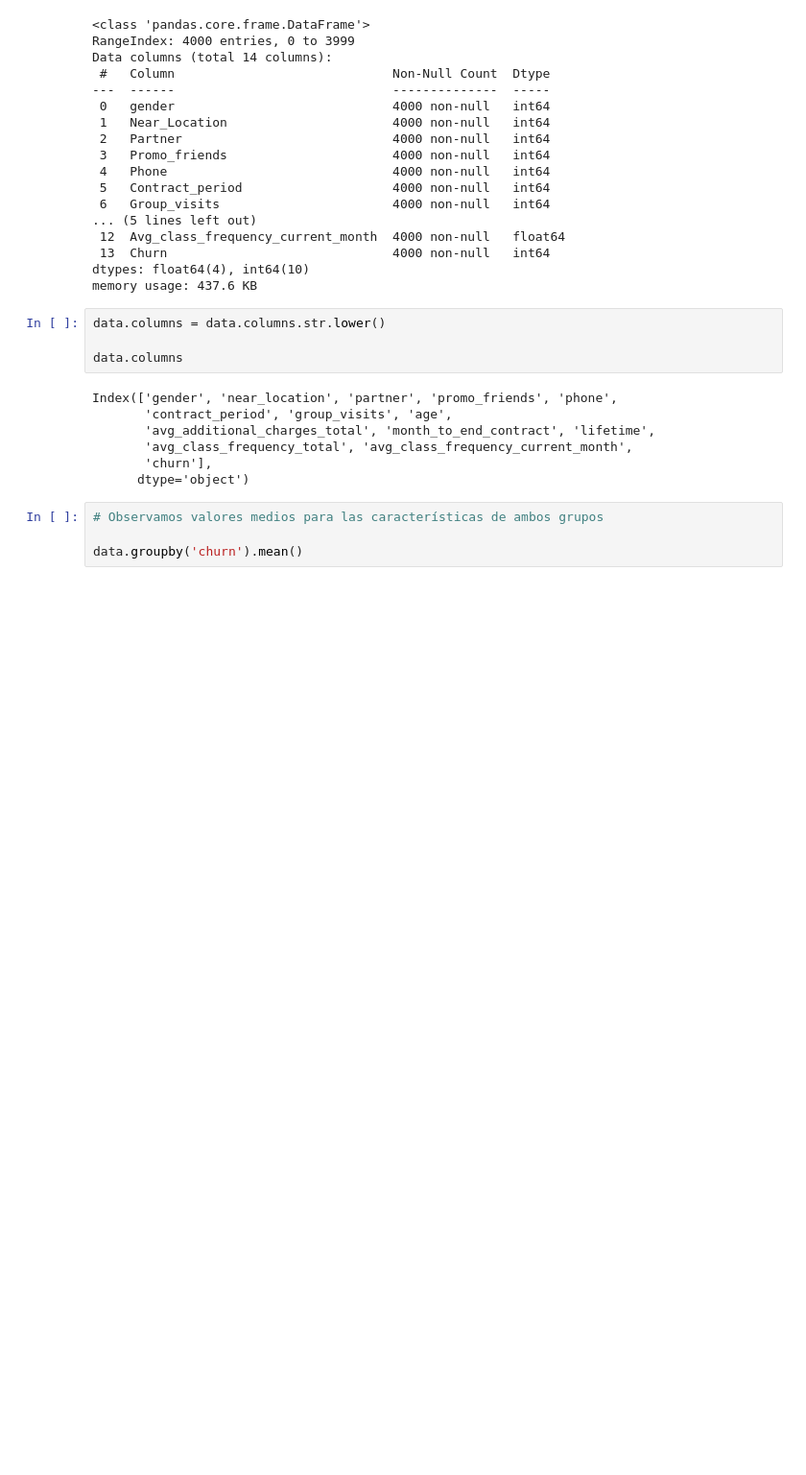
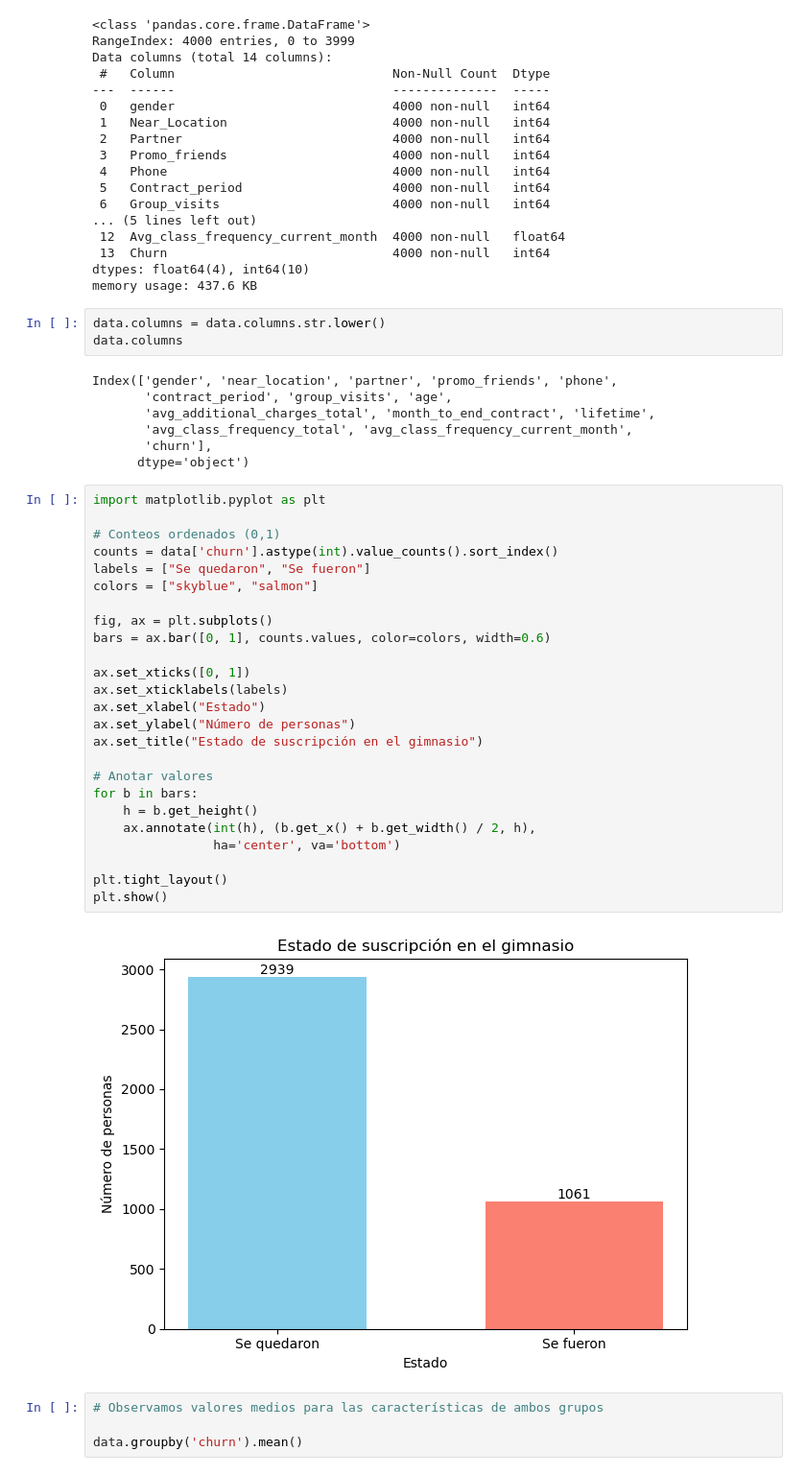
Before and after one commit to latostadorano/s_13, a Jupyter notebook: s13.ipynb, the cells around one changed output. Shown: that part at 96% size. Drawn from its saved outputs; the diff is of its cells as text; blank space fills up the shorter version.

```diff
--- a/s13.ipynb
+++ b/s13.ipynb
@@ -87,7 +92,6 @@ dtypes: float64(4), int64(10)
 memory usage: 437.6 KB
 # %%
 data.columns = data.columns.str.lower()
-
 data.columns
 # %% [output]
 Index(['gender', 'near_location', 'partner', 'promo_friends', 'phone',
@@ -96,6 +100,33 @@ Index(['gender', 'near_location', 'partner', 'promo_friends', 'phone',
        'avg_class_frequency_total', 'avg_class_frequency_current_month',
        'churn'],
       dtype='object')
+# %%
+import matplotlib.pyplot as plt
+
+# Conteos ordenados (0,1)
+counts = data['churn'].astype(int).value_counts().sort_index()
+labels = ["Se quedaron", "Se fueron"]
+colors = ["skyblue", "salmon"]
+
+fig, ax = plt.subplots()
+bars = ax.bar([0, 1], counts.values, color=colors, width=0.6)
+
+ax.set_xticks([0, 1])
+ax.set_xticklabels(labels)
+ax.set_xlabel("Estado")
+ax.set_ylabel("Número de personas")
+ax.set_title("Estado de suscripción en el gimnasio")
+
+# Anotar valores
+for b in bars:
+    h = b.get_height()
+    ax.annotate(int(h), (b.get_x() + b.get_width() / 2, h),
+                ha='center', va='bottom')
+
+plt.tight_layout()
+plt.show()
+# %% [output]
+[figure, added]
 # %%
 # Observamos valores medios para las características de ambos grupos
 
```
Also changed, not shown: parts of 6 cells of this notebook.
